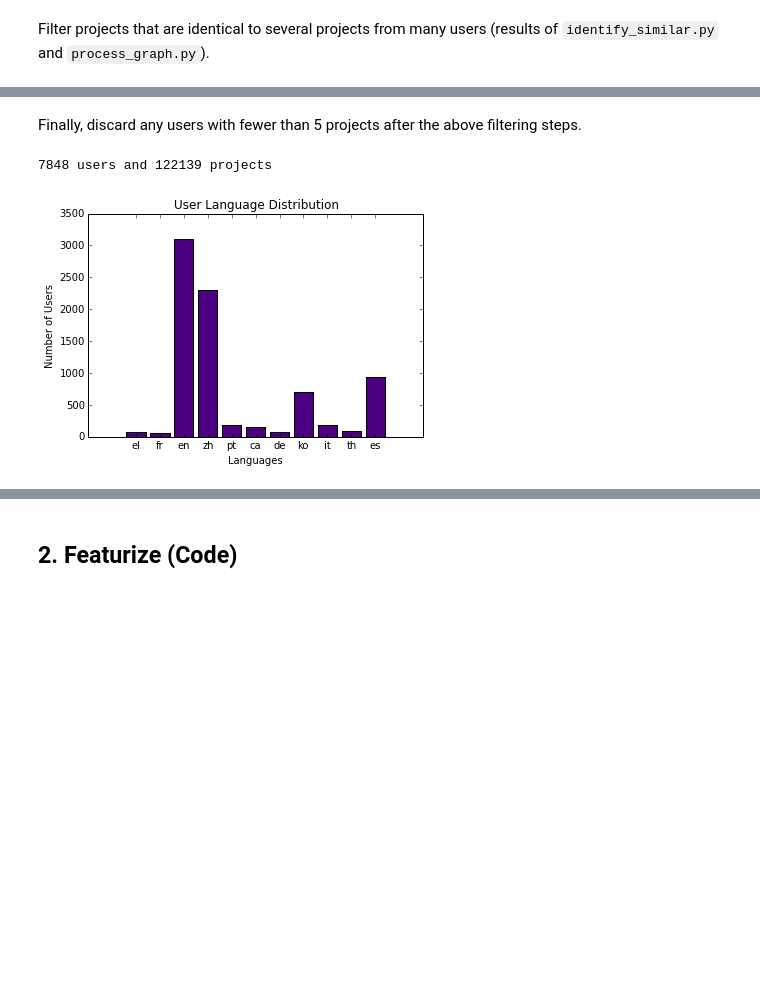
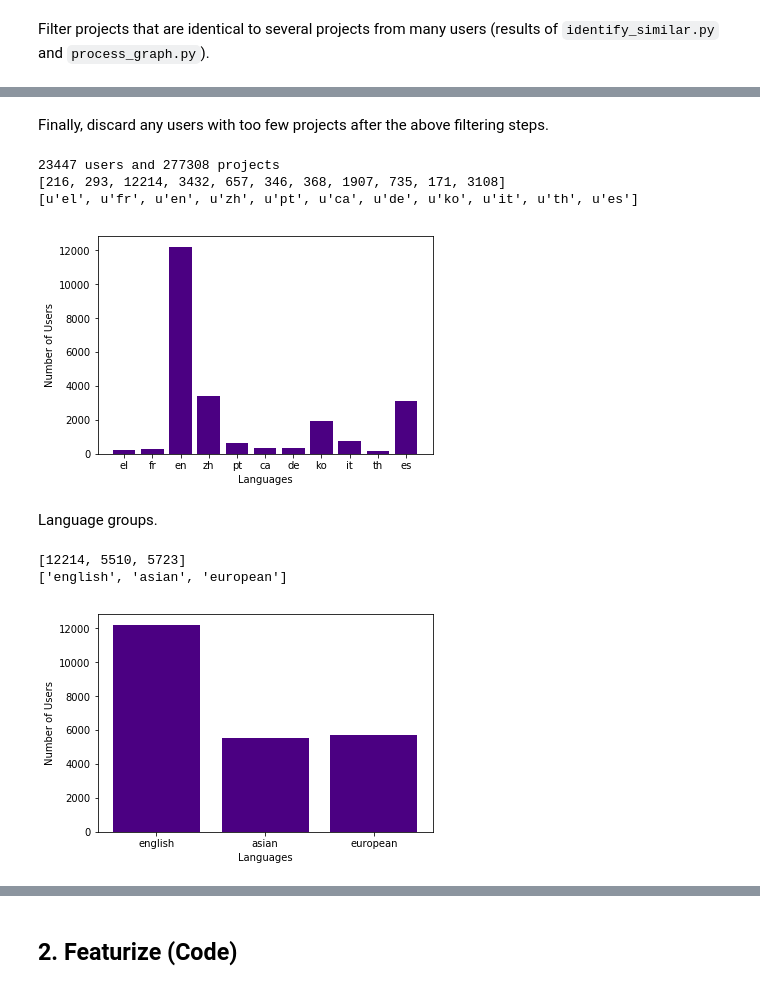
Before and after one commit to sravanareddy/appinventor, a Jupyter notebook: CodeLangClassify.ipynb, the cells around one changed output, grey strips where cells are left out. Drawn from its saved outputs; the diff is of its cells as text; code cells hidden in the pictures; blank space fills up the shorter version.

```diff
--- a/CodeLangClassify.ipynb
+++ b/CodeLangClassify.ipynb
@@ -96,14 +103,42 @@ print_datastats(blockcounts)
 # %% [markdown]
-Finally, discard any users with fewer than 5 projects after the above filtering steps.
+Finally, discard any users with too few projects after the above filtering steps.
 # %%
-blockcounts = {user: blockcounts[user] for user in blockcounts if len(blockcounts[user])>=10}
-othercounts = {user: othercounts[user] for user in othercounts if len(othercounts[user])>=10}
-print_datastats(blockcounts)
+blockcounts_final = {user: blockcounts[user] for user in blockcounts if len(blockcounts[user])>=5}
+othercounts_final = {user: othercounts[user] for user in othercounts if user in blockcounts_final}
+print_datastats(blockcounts_final)
 
 filtered_lang_users = {}
 for lang in lang_users:
-    filtered_lang_users[lang] = lang_users[lang].intersection(blockcounts)
-plot_langs(filtered_lang_users)
+    filtered_lang_users[lang] = lang_users[lang].intersection(blockcounts_final)
+plot_langs(filtered_lang_users, 'filtered_lang_dist.png')
 # %% [output]
-7848 users and 122139 projects
+23447 users and 277308 projects
+[216, 293, 12214, 3432, 657, 346, 368, 1907, 735, 171, 3108]
+[u'el', u'fr', u'en', u'zh', u'pt', u'ca', u'de', u'ko', u'it', u'th', u'es']
-[figure, old version]
+[figure, new version]
+# %% [markdown]
+Language groups.
+# %%
+langgroups = {'es': 'european',
+              'pt': 'european',
+              'it': 'european',
+              'de': 'european',
+              'fr': 'european',
+              'ca': 'european',
+              'el': 'european',
+              'nl': 'european',
+              'pl': 'european',
+              'en': 'english',
+              'ko': 'asian',
+              'zh': 'asian',
+              'th': 'asian'}
+user_lang_groups = {user: langgroups[lang] for user, lang in user_langs.items() if lang in langgroups.keys()}
+grouped_lang_users = defaultdict(set)
+for lang in langgroups:
+    if lang in filtered_lang_users:
+        grouped_lang_users[langgroups[lang]].update(filtered_lang_users[lang])
+plot_langs(grouped_lang_users, 'langgroup_dist.png')
+# %% [output]
+[12214, 5510, 5723]
+['english', 'asian', 'european']
+[figure, added]
```
Also changed, not shown: parts of 20 cells of this notebook, 1 other file.
